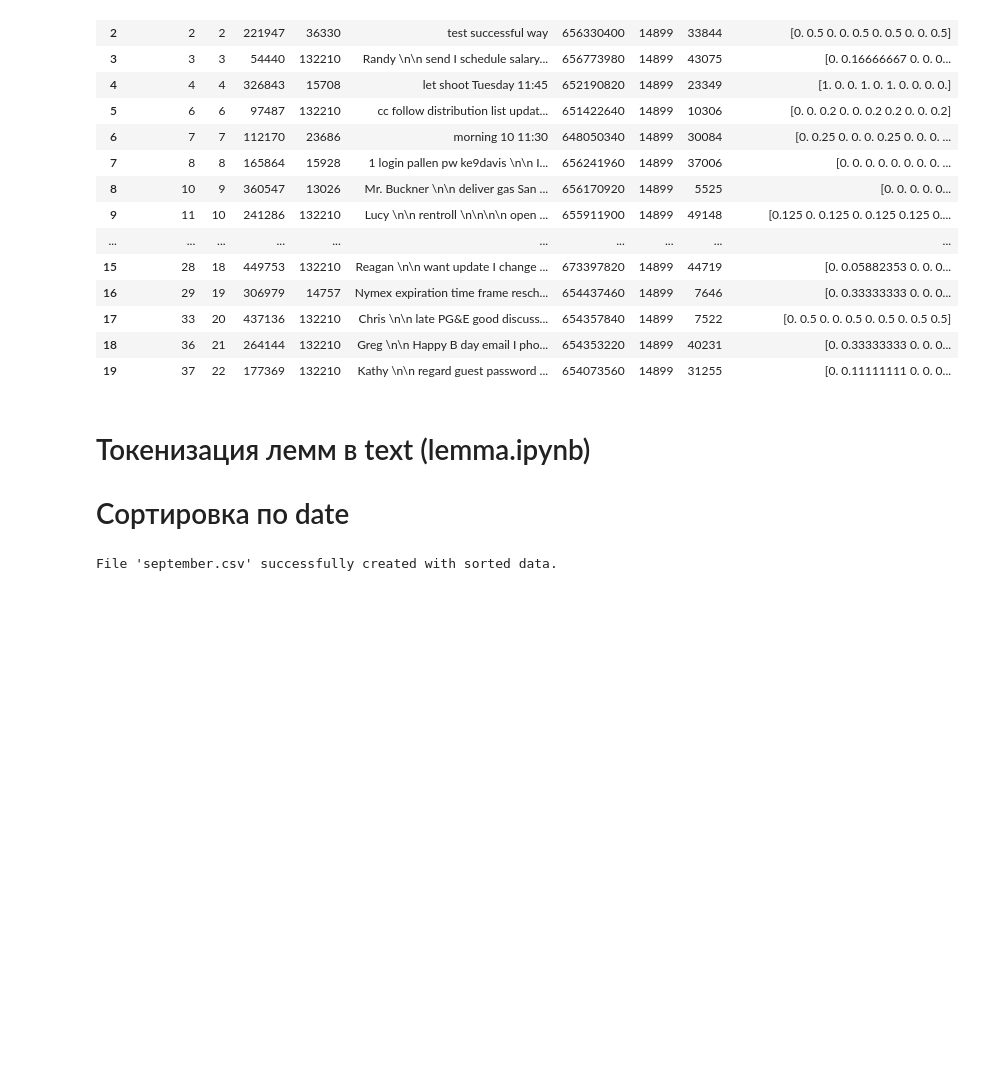
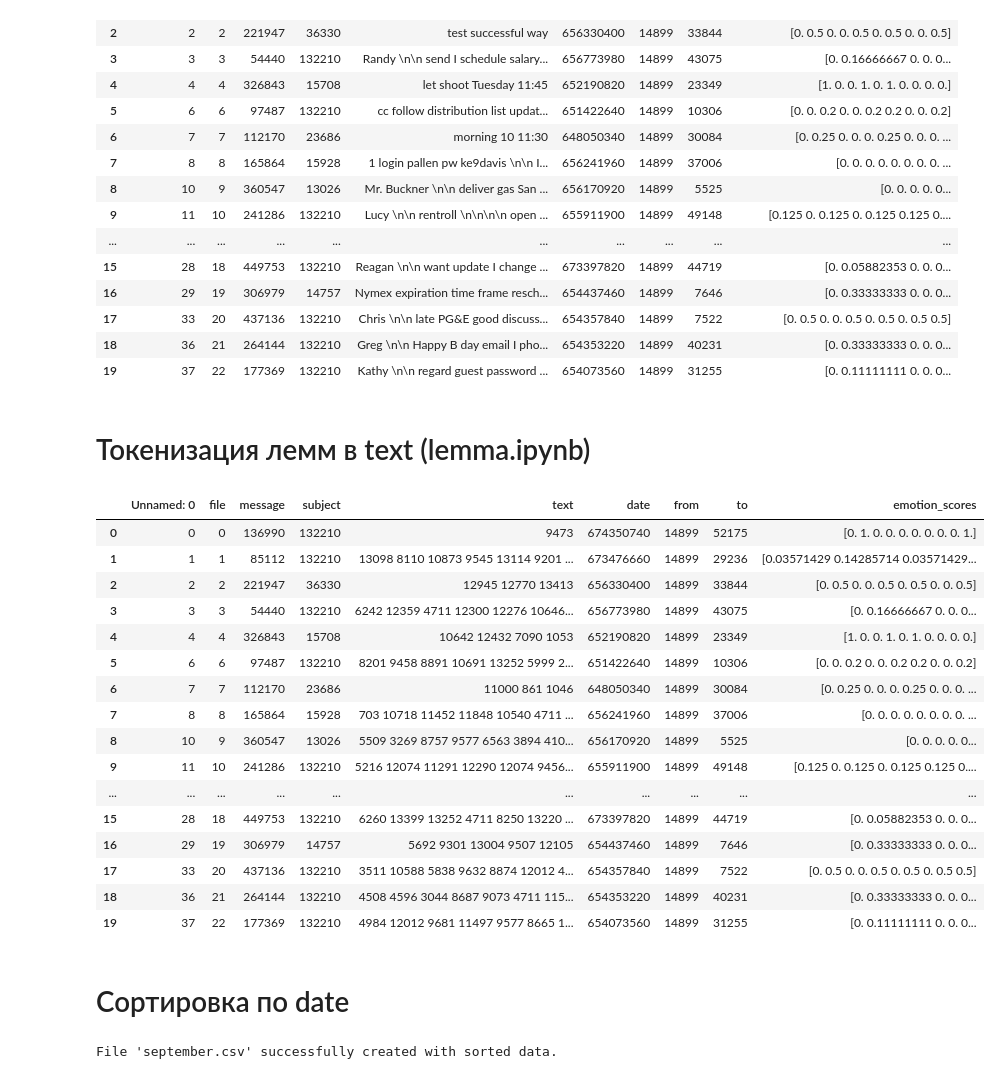
Before and after one commit to yokkochka/II_and_ML, a Jupyter notebook: september/test.ipynb, the cells around one changed output. Drawn from its saved outputs; the diff is of its cells as text; code cells hidden in the pictures; blank space fills up the shorter version.

```diff
--- a/september/test.ipynb
+++ b/september/test.ipynb
@@ -308,8 +308,31 @@ df.head(20)
 | 19 | 37 | 22 | 177369 | 132210 | Kathy \n\n regard guest password ... | 654073560 | 14899 | 31255 | [0. 0.11111111 0. 0. 0... |
 # %% [markdown]
 # Токенизация лемм в text (lemma.ipynb)
-
-# Сортировка по date
+# %%
+import pandas as pd
+df = pd.read_csv("./ignore/token_lemma_filter_emotion_token.csv")
+
+df.head(20)
+# %% [output]
+|  | Unnamed: 0 | file | message | subject | text | date | from | to | emotion_scores |
+| 0 | 0 | 0 | 136990 | 132210 | 9473 | 674350740 | 14899 | 52175 | [0. 1. 0. 0. 0. 0. 0. 0. 0. 1.] |
+| 1 | 1 | 1 | 85112 | 132210 | 13098 8110 10873 9545 13114 9201 ... | 673476660 | 14899 | 29236 | [0.03571429 0.14285714 0.03571429... |
+| 2 | 2 | 2 | 221947 | 36330 | 12945 12770 13413 | 656330400 | 14899 | 33844 | [0. 0.5 0. 0. 0.5 0. 0.5 0. 0. 0.5] |
+| 3 | 3 | 3 | 54440 | 132210 | 6242 12359 4711 12300 12276 10646... | 656773980 | 14899 | 43075 | [0. 0.16666667 0. 0. 0... |
+| 4 | 4 | 4 | 326843 | 15708 | 10642 12432 7090 1053 | 652190820 | 14899 | 23349 | [1. 0. 0. 1. 0. 1. 0. 0. 0. 0.] |
+| 5 | 6 | 6 | 97487 | 132210 | 8201 9458 8891 10691 13252 5999 2... | 651422640 | 14899 | 10306 | [0. 0. 0.2 0. 0. 0.2 0.2 0. 0. 0.2] |
+| 6 | 7 | 7 | 112170 | 23686 | 11000 861 1046 | 648050340 | 14899 | 30084 | [0. 0.25 0. 0. 0. 0.25 0. 0. 0. ... |
+| 7 | 8 | 8 | 165864 | 15928 | 703 10718 11452 11848 10540 4711 ... | 656241960 | 14899 | 37006 | [0. 0. 0. 0. 0. 0. 0. 0. ... |
+| 8 | 10 | 9 | 360547 | 13026 | 5509 3269 8757 9577 6563 3894 410... | 656170920 | 14899 | 5525 | [0. 0. 0. 0. 0... |
+| 9 | 11 | 10 | 241286 | 132210 | 5216 12074 11291 12290 12074 9456... | 655911900 | 14899 | 49148 | [0.125 0. 0.125 0. 0.125 0.125 0.... |
+| ... | ... | ... | ... | ... | ... | ... | ... | ... | ... |
+| 15 | 28 | 18 | 449753 | 132210 | 6260 13399 13252 4711 8250 13220 ... | 673397820 | 14899 | 44719 | [0. 0.05882353 0. 0. 0... |
+| 16 | 29 | 19 | 306979 | 14757 | 5692 9301 13004 9507 12105 | 654437460 | 14899 | 7646 | [0. 0.33333333 0. 0. 0... |
+| 17 | 33 | 20 | 437136 | 132210 | 3511 10588 5838 9632 8874 12012 4... | 654357840 | 14899 | 7522 | [0. 0.5 0. 0. 0.5 0. 0.5 0. 0.5 0.5] |
+| 18 | 36 | 21 | 264144 | 132210 | 4508 4596 3044 8687 9073 4711 115... | 654353220 | 14899 | 40231 | [0. 0.33333333 0. 0. 0... |
+| 19 | 37 | 22 | 177369 | 132210 | 4984 12012 9681 11497 9577 8665 1... | 654073560 | 14899 | 31255 | [0. 0.11111111 0. 0. 0... |
+# %% [markdown]
+# Сортировка по date
 # %%
 df = pd.read_csv('./ignore/token_lemma_filter_emotion_token.csv')
 sorted_df = df.sort_values(by='date')
```
Also changed, not shown: 4 other files.
